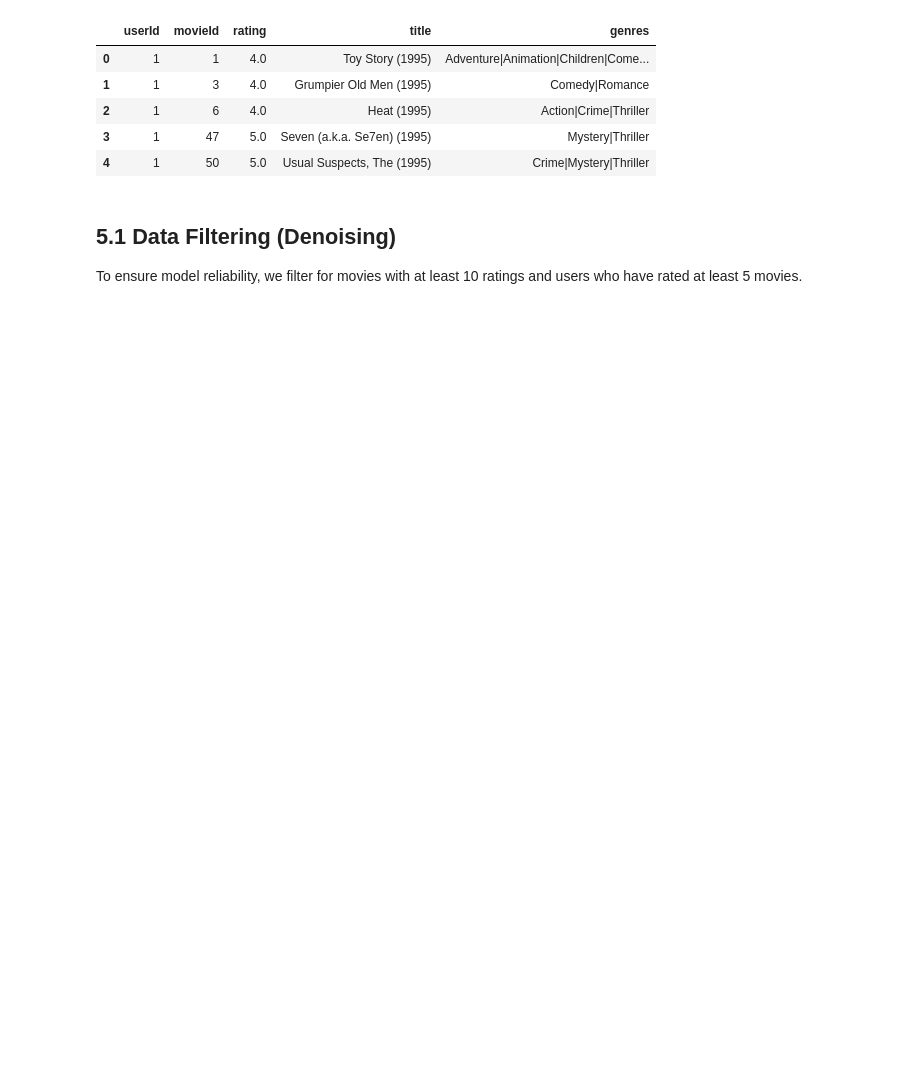
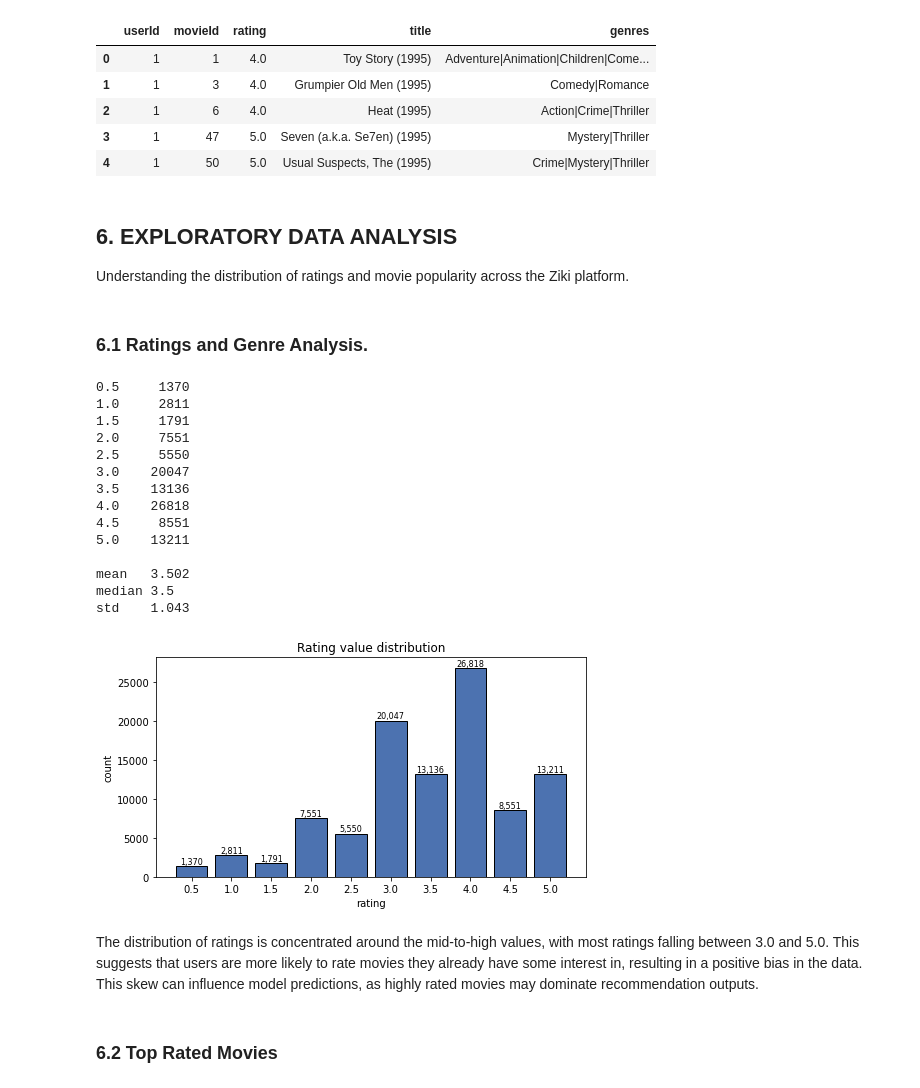
Before and after one commit to angelawachira-eng/GROUP_2-MOVIE_RECOMMENDATION_SYSTEM, a Jupyter notebook: Notebook/Recommendation_System_Project.ipynb, the cells around one changed output. Drawn from its saved outputs; the diff is of its cells as text; code cells hidden in the pictures; blank space fills up the shorter version.

```diff
--- a/Notebook/Recommendation_System_Project.ipynb
+++ b/Notebook/Recommendation_System_Project.ipynb
@@ -213,9 +213,46 @@ df.head()
 | 2 | 1 | 6 | 4.0 | Heat (1995) | Action|Crime|Thriller |
 | 3 | 1 | 47 | 5.0 | Seven (a.k.a. Se7en) (1995) | Mystery|Thriller |
 | 4 | 1 | 50 | 5.0 | Usual Suspects, The (1995) | Crime|Mystery|Thriller |
-# %% [markdown]
-## 5.1 Data Filtering (Denoising)
-To ensure model reliability, we filter for movies with at least 10 ratings and users who have rated at least 5 movies.
+# %% [markdown]
+## 6. EXPLORATORY DATA ANALYSIS
+
+Understanding the distribution of ratings and movie popularity across the Ziki platform.
+# %% [markdown]
+### 6.1 Ratings and Genre Analysis.
+# %%
+rv = ratings.rating.value_counts().sort_index()
+print(rv.to_string())
+print(f"\nmean   {ratings.rating.mean():.3f}")
+print(f"median {ratings.rating.median():.1f}")
+print(f"std    {ratings.rating.std():.3f}")
+
+fig, ax = plt.subplots(figsize=(7, 4))
+ax.bar(rv.index.astype(str), rv.values, color='#4C72B0', edgecolor='black')
+for x, y in zip(range(len(rv)), rv.values):
+    ax.text(x, y, f'{y:,}', ha='center', va='bottom', fontsize=8)
+ax.set_title('Rating value distribution')
+ax.set_xlabel('rating'); ax.set_ylabel('count')
+plt.tight_layout(); plt.show()
+# %% [output]
+0.5     1370
+1.0     2811
+1.5     1791
+2.0     7551
+2.5     5550
+3.0    20047
+3.5    13136
+4.0    26818
+4.5     8551
+5.0    13211
+
+mean   3.502
+median 3.5
+std    1.043
+[figure, added]
+# %% [markdown]
+The distribution of ratings is concentrated around the mid-to-high values, with most ratings falling between 3.0 and 5.0. This suggests that users are more likely to rate movies they already have some interest in, resulting in a positive bias in the data. This skew can influence model predictions, as highly rated movies may dominate recommendation outputs.
+# %% [markdown]
+### 6.2 Top Rated Movies
 # %%
 # Create movie_ratings dataset (merge + drop unnecessary columns)
 movie_ratings = pd.merge(ratings, movies, on='movieId')
```
Also changed, not shown: parts of 22 cells of this notebook.
